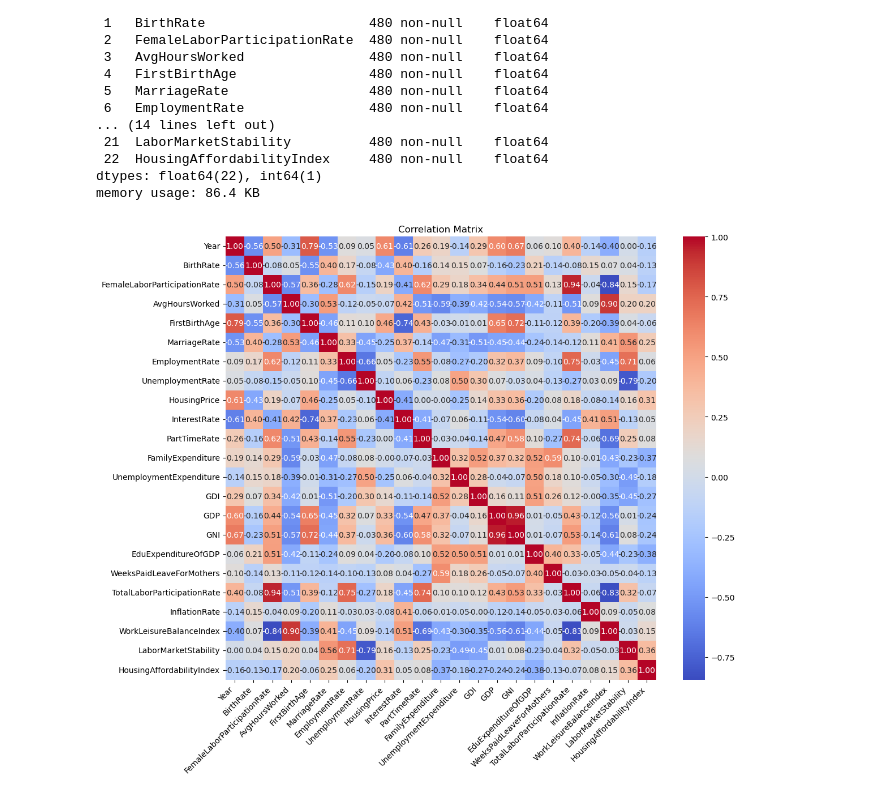
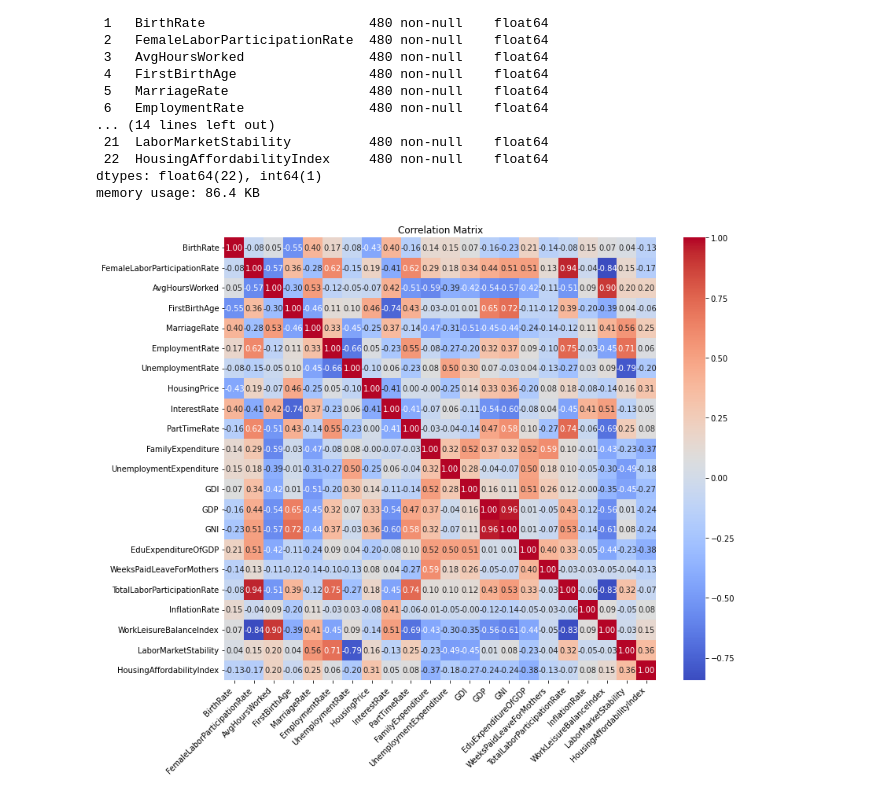
Before and after one commit to sehong00/BirthRatePrediction, a Jupyter notebook: Code/Correlation_Analysis_RFECV.ipynb, the cells around one changed output. Saved outputs shown, nothing was run; the diff lists cells and outputs as text; code cells hidden in the pictures.

```diff
--- a/Code/Correlation_Analysis_RFECV.ipynb
+++ b/Code/Correlation_Analysis_RFECV.ipynb
@@ -45,20 +41,22 @@ memory usage: 86.4 KB
 # %%
 import pandas as pd
 import seaborn as sns
 import matplotlib.pyplot as plt
 
-corr_matrix = data.corr()
+data_ = data.drop(columns='Year')
+corr_matrix = data_.corr()
+
 
 plt.figure(figsize=(12, 10))
 sns.heatmap(corr_matrix, annot=True, fmt=".2f", cmap='coolwarm',
             xticklabels=corr_matrix.columns,
             yticklabels=corr_matrix.columns)
 plt.title('Correlation Matrix')
 plt.xticks(rotation=45, ha='right')
 plt.yticks(rotation=0)
 plt.tight_layout()
 plt.show()
 # %% [output]
-[figure, old version]
+[figure, new version]
 # %%
 import pandas as pd
```
Also changed, not shown: parts of 26 cells of this notebook, 6 other files.
